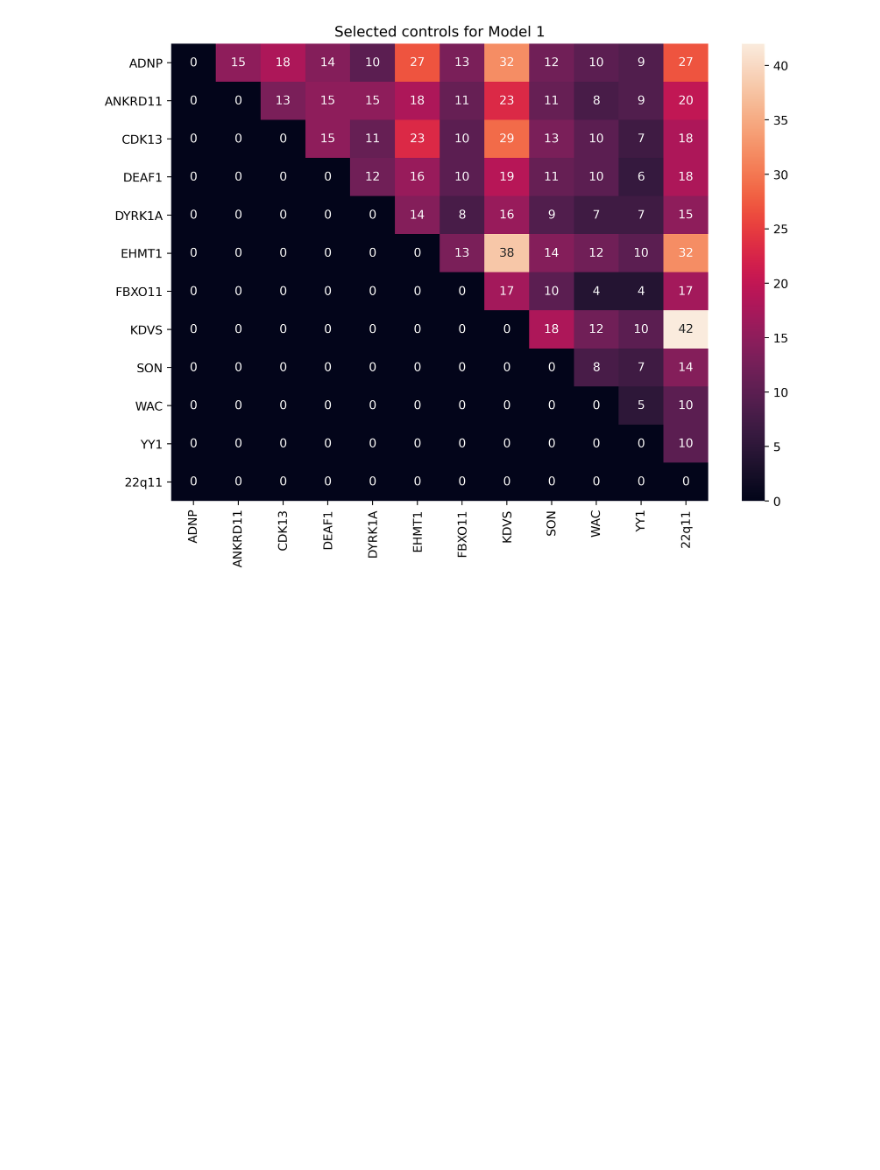
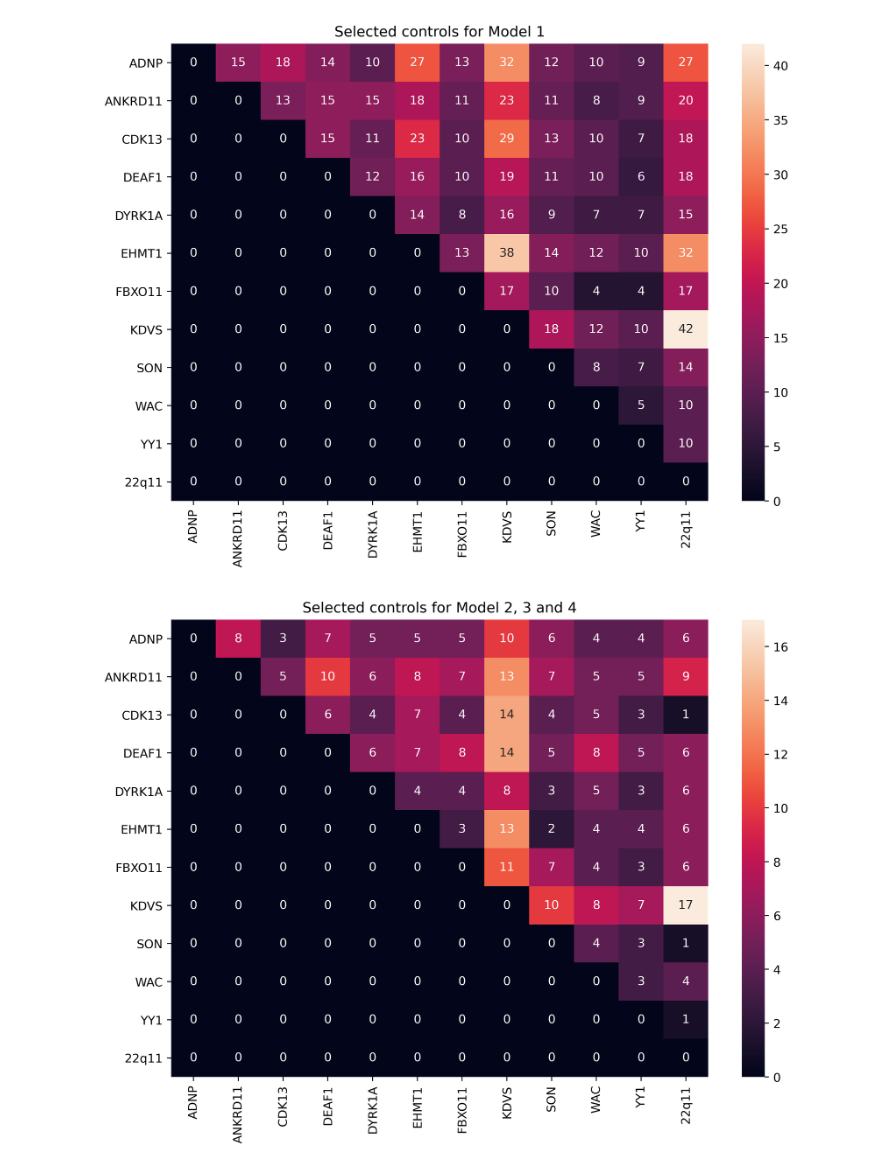
Before and after one commit to spatiebalk/face-classification, a Jupyter notebook: syn_syn_classification/visualize-amount-controls.ipynb, the cells around one changed output. Cells and saved outputs as stored; diff of their text form; code cells hidden in the pictures; blank space fills up the shorter version.

```diff
--- a/syn_syn_classification/visualize-amount-controls.ipynb
+++ b/syn_syn_classification/visualize-amount-controls.ipynb
@@ -60,26 +60,27 @@ plt.savefig("results/deepface-controls.png")
 # %%
 ensemble_controls = [[0, 8, 3, 7, 5, 5, 5, 10, 6, 4, 4, 6],
                    [0, 0, 5, 10, 6, 8, 7, 13, 7, 5, 5, 9],
                    [0, 0, 0, 6, 4, 7, 4, 14, 4, 5, 3, 1],
                    [0, 0, 0, 0, 6, 7, 8, 14, 5, 8, 5, 6],
                    [0, 0, 0, 0, 0, 4, 4, 8, 3, 5, 3, 6],
                    [0, 0, 0, 0, 0, 0, 3, 13, 2, 4, 4, 6],
-
-                   [0, 0, 0, 0, 0, 0, 0, 16, 10, 4, 4, 17],
-                   [0, 0, 0, 0, 0, 0, 0, 0, 17, 11, 9, 39],
-                   [0, 0, 0, 0, 0, 0, 0, 0, 0, 8, 7, 14],
-                   [0, 0, 0, 0, 0, 0, 0, 0, 0, 0, 5, 10],
-                   [0, 0, 0, 0, 0, 0, 0, 0, 0, 0, 0, 10],
+                   [0, 0, 0, 0, 0, 0, 0, 11, 7, 4, 3, 6],
+                   [0, 0, 0, 0, 0, 0, 0, 0, 10, 8, 7, 17],
+                   [0, 0, 0, 0, 0, 0, 0, 0, 0, 4, 3, 1],
+                   [0, 0, 0, 0, 0, 0, 0, 0, 0, 0, 3, 4],
+                   [0, 0, 0, 0, 0, 0, 0, 0, 0, 0, 0, 1],
                    [0, 0, 0, 0, 0, 0, 0, 0, 0, 0, 0, 0]]
 
 
 syn_list = ['ADNP', 'ANKRD11', 'CDK13', 'DEAF1', 'DYRK1A', 'EHMT1', 'FBXO11', 'KDVS', 'SON', 'WAC', 'YY1', '22q11']
 
 
 # deepface_all
 df_cm = pd.DataFrame(ensemble_controls, syn_list, syn_list)
 plt.figure(figsize = (10,7), dpi=400)
 plt.title("Selected controls for Model 2, 3 and 4")
 #plt.matshow(df_cm)
 sn.heatmap(df_cm, annot=True)
-#plt.savefig("results/ensemble-controls.png")
+plt.savefig("results/ensemble-controls.png")
+# %% [output]
+[figure, added]
```
Also changed, not shown: 16 other files.
